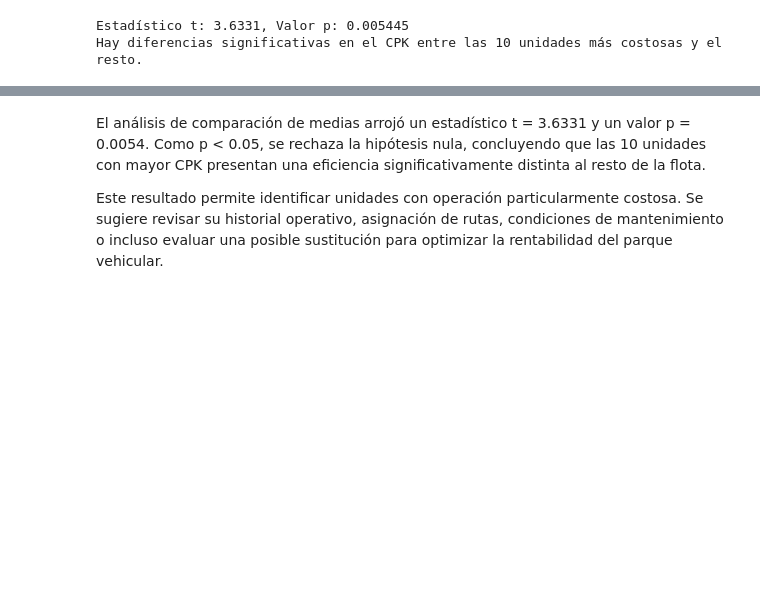
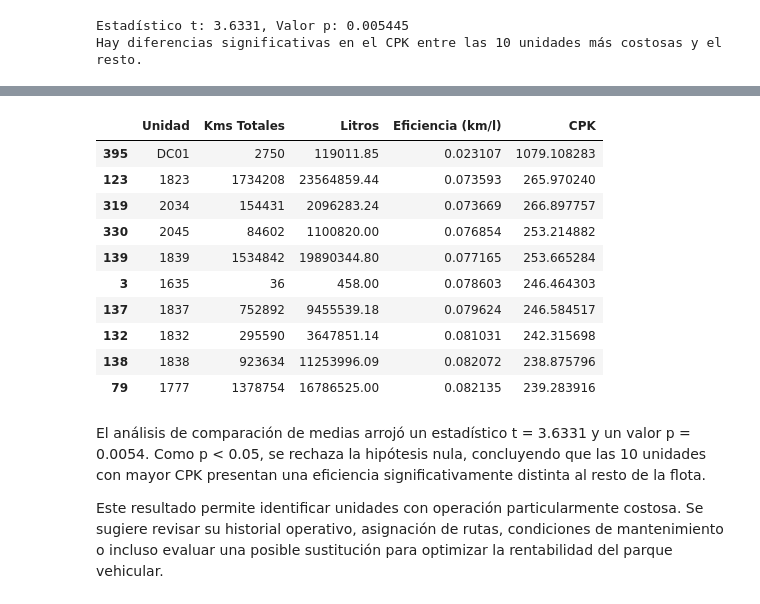
Before and after one commit to pomaremiliano/dashboard-datastorm, a Jupyter notebook: data/RecoleccionReto.ipynb, the cells around one changed output, grey strips where cells are left out. Cells and saved outputs as stored; diff of their text form; code cells hidden in the pictures; blank space fills up the shorter version.

```diff
--- a/data/RecoleccionReto.ipynb
+++ b/data/RecoleccionReto.ipynb
@@ -653,3 +758,22 @@ Hay diferencias significativas en el CPK entre las 10 unidades más costosas y e
+# %%
+# Mostrar las 10 unidades con peor eficiencia (menor km/l, excluyendo eficiencias <= 0)
+unidades_peor_eficiencia = df_gastos_unidad[df_gastos_unidad["Eficiencia (km/l)"] > 0] \
+    .sort_values(by="Eficiencia (km/l)") \
+    .head(10)
+
+unidades_peor_eficiencia[["Unidad", "Kms Totales", "Litros", "Eficiencia (km/l)", "CPK"]]
+# %% [output]
+|  | Unidad | Kms Totales | Litros | Eficiencia (km/l) | CPK |
+| 395 | DC01 | 2750 | 119011.85 | 0.023107 | 1079.108283 |
+| 123 | 1823 | 1734208 | 23564859.44 | 0.073593 | 265.970240 |
+| 319 | 2034 | 154431 | 2096283.24 | 0.073669 | 266.897757 |
+| 330 | 2045 | 84602 | 1100820.00 | 0.076854 | 253.214882 |
+| 139 | 1839 | 1534842 | 19890344.80 | 0.077165 | 253.665284 |
+| 3 | 1635 | 36 | 458.00 | 0.078603 | 246.464303 |
+| 137 | 1837 | 752892 | 9455539.18 | 0.079624 | 246.584517 |
+| 132 | 1832 | 295590 | 3647851.14 | 0.081031 | 242.315698 |
+| 138 | 1838 | 923634 | 11253996.09 | 0.082072 | 238.875796 |
+| 79 | 1777 | 1378754 | 16786525.00 | 0.082135 | 239.283916 |
 # %% [markdown]
 El análisis de comparación de medias arrojó un estadístico t = 3.6331 y un valor p = 0.0054. Como p < 0.05, se rechaza la hipótesis nula, concluyendo que las 10 unidades con mayor CPK presentan una eficiencia significativamente distinta al resto de la flota.
 
```
Also changed, not shown: parts of 14 cells of this notebook, 2 other files.
